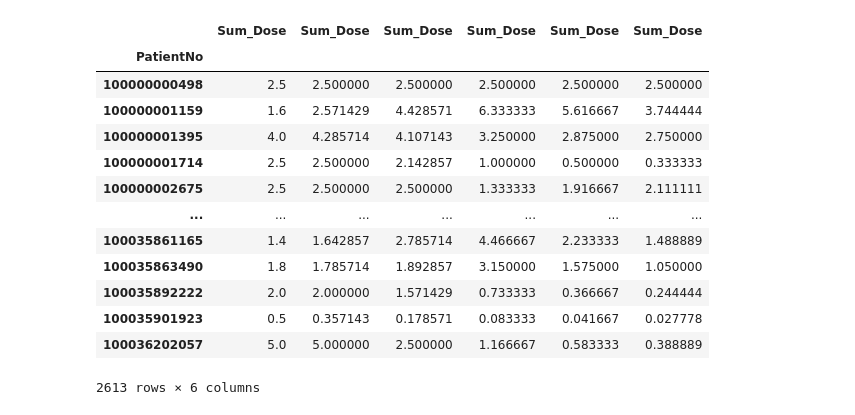
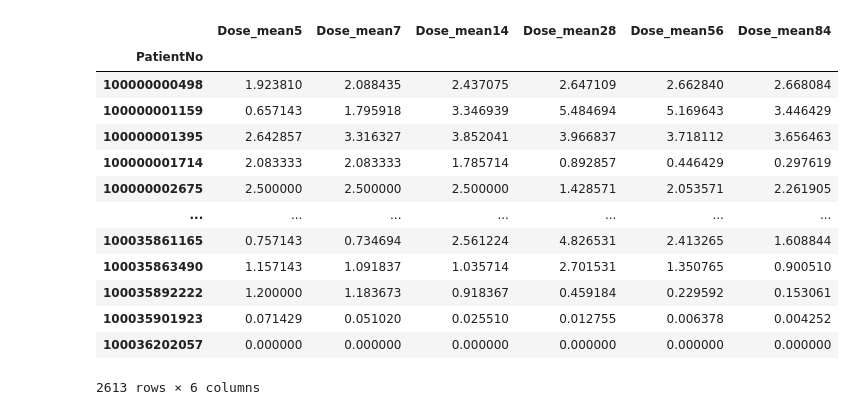
Before and after one commit to ChunWeiPeng/CMUH, a Jupyter notebook: drug_time-0316.ipynb, the cells around one changed output. Cells and saved outputs as stored; diff of their text form; code cells hidden in the pictures.

```diff
--- a/drug_time-0316.ipynb
+++ b/drug_time-0316.ipynb
@@ -80,5 +116,16 @@ drug7['drug_day'] = np.where(drug7.UsageNo == 9000 , 1 , drug7.drug_day.dt.days
 drug7['Sum_Dose'] = np.where(drug7['EndTime1']<=drug7['OrderTime_min7'], drug7['Dose(mg/tab)']*drug7['drug_day'],
                               (pd.to_numeric((drug7['OrderTime_min7']-drug7['OrderTime1']).dt.days, downcast='integer'))*drug7['Dose(mg/tab)'])
 
+# 篩出STAT
+drug7_STAT = drug7[drug7.UsageNo == 9000]
+drug7_Other = drug7[drug7.UsageNo != 9000]
+
+# 非STAT用一天平均劑量計算
+drug7_Other['mean_day_dose'] = (drug7_Other.TotalQty/drug7_Other.UsedDays)*drug7_Other.Dose
+
+drug7_Other['Sum_Dose'] = np.where(drug7_Other['EndTime1']<=drug7_Other['OrderTime_min7'], drug7_Other['mean_day_dose']*drug7_Other['drug_day'],
+                              (pd.to_numeric((drug7_Other['OrderTime_min7']-drug7_Other['OrderTime1']).dt.days, downcast='integer'))*drug7_Other['mean_day_dose'])
+drug7_concat = pd.concat([drug7_STAT , drug7_Other])
+
 # 7天平均劑量
-Dose_mean7 = drug7.groupby('PatientNo')['Sum_Dose'].sum()/7
+Dose_mean7 = drug7_concat.groupby('PatientNo')['Sum_Dose'].sum()/7
@@ -94,5 +152,16 @@ drug14['drug_day'] = np.where(drug14.UsageNo == 9000 , 1 , drug14.drug_day.dt.da
 drug14['Sum_Dose'] = np.where(drug14['EndTime1']<=drug14['OrderTime_min14'], drug14['Dose(mg/tab)']*drug14['drug_day'],
                               (pd.to_numeric((drug14['OrderTime_min14']-drug14['OrderTime1']).dt.days, downcast='integer'))*drug14['Dose(mg/tab)'])
 
+# 篩出STAT
+drug14_STAT = drug14[drug14.UsageNo == 9000]
+drug14_Other = drug14[drug14.UsageNo != 9000]
+
+# 非STAT用一天平均劑量計算
+drug14_Other['mean_day_dose'] = (drug14_Other.TotalQty/drug14_Other.UsedDays)*drug14_Other.Dose
+
+drug14_Other['Sum_Dose'] = np.where(drug14_Other['EndTime1']<=drug14_Other['OrderTime_min14'], drug14_Other['mean_day_dose']*drug14_Other['drug_day'],
+                              (pd.to_numeric((drug14_Other['OrderTime_min14']-drug14_Other['OrderTime1']).dt.days, downcast='integer'))*drug14_Other['mean_day_dose'])
+drug14_concat = pd.concat([drug14_STAT , drug14_Other])
+
 # 14天平均劑量
-Dose_mean14 = drug14.groupby('PatientNo')['Sum_Dose'].sum()/14
+Dose_mean14 = drug14_concat.groupby('PatientNo')['Sum_Dose'].sum()/14
@@ -239,30 +385,32 @@ Dose_all = pd.merge(Dose_mean5 , Dose_mean7 , how='left' ,on='PatientNo')
 Dose_all = Dose_all.rename(columns={'Sum_Dose_x':'Dose_mean5' ,'Sum_Dose_y':'Dose_mean7' })
 Dose_all = pd.merge(Dose_all , Dose_mean14 , how='left' ,on='PatientNo')
 Dose_all = Dose_all.rename(columns={'Sum_Dose':'Dose_mean14' })
-Dose_all = pd.merge(Dose_all , Dose_mean30 , how='left' ,on='PatientNo')
-Dose_all = Dose_all.rename(columns={'Sum_Dose':'Dose_mean30' })
-Dose_all = pd.merge(Dose_all , Dose_mean60 , how='left' ,on='PatientNo')
-Dose_all = Dose_all.rename(columns={'Sum_Dose':'Dose_mean60' })
-Dose_all = pd.merge(Dose_all , Dose_mean90 , how='left' ,on='PatientNo')
-Dose_all = Dose_all.rename(columns={'Sum_Dose':'Dose_mean90' })
-Dose_all.to_excel(r'C:\Users\cmuh1\VSCode\Dose_mean.xlsx')
+Dose_all = pd.merge(Dose_all , Dose_mean28 , how='left' ,on='PatientNo')
+Dose_all = Dose_all.rename(columns={'Sum_Dose':'Dose_mean28' })
+Dose_all = pd.merge(Dose_all , Dose_mean56 , how='left' ,on='PatientNo')
+Dose_all = Dose_all.rename(columns={'Sum_Dose':'Dose_mean56' })
+Dose_all = pd.merge(Dose_all , Dose_mean84 , how='left' ,on='PatientNo')
+Dose_all = Dose_all.rename(columns={'Sum_Dose':'Dose_mean84' })
+# Dose_all.to_excel(r'C:\Users\cmuh1\VSCode\Dose_mean.xlsx')
+# %%
+Dose_all
+# %% [output]
+|  | Dose_mean5 | Dose_mean7 | Dose_mean14 | Dose_mean28 | Dose_mean56 | Dose_mean84 |
+| PatientNo |  |  |  |  |  |  |
+| 100000000498 | 1.923810 | 2.088435 | 2.437075 | 2.647109 | 2.662840 | 2.668084 |
+| 100000001159 | 0.657143 | 1.795918 | 3.346939 | 5.484694 | 5.169643 | 3.446429 |
+| 100000001395 | 2.642857 | 3.316327 | 3.852041 | 3.966837 | 3.718112 | 3.656463 |
+| 100000001714 | 2.083333 | 2.083333 | 1.785714 | 0.892857 | 0.446429 | 0.297619 |
+| 100000002675 | 2.500000 | 2.500000 | 2.500000 | 1.428571 | 2.053571 | 2.261905 |
+| ... | ... | ... | ... | ... | ... | ... |
+| 100035861165 | 0.757143 | 0.734694 | 2.561224 | 4.826531 | 2.413265 | 1.608844 |
+| 100035863490 | 1.157143 | 1.091837 | 1.035714 | 2.701531 | 1.350765 | 0.900510 |
+| 100035892222 | 1.200000 | 1.183673 | 0.918367 | 0.459184 | 0.229592 | 0.153061 |
+| 100035901923 | 0.071429 | 0.051020 | 0.025510 | 0.012755 | 0.006378 | 0.004252 |
+| 100036202057 | 0.000000 | 0.000000 | 0.000000 | 0.000000 | 0.000000 | 0.000000 |
+2613 rows × 6 columns
 # %%
-dose_mean = [Dose_mean5, Dose_mean7, Dose_mean14, Dose_mean30, Dose_mean60, Dose_mean90]
+# dose_mean = [Dose_mean5, Dose_mean7, Dose_mean14, Dose_mean30, Dose_mean60, Dose_mean90]
 
-Dose = pd.concat(dose_mean, join='inner', axis=1)
-Dose
+# Dose = pd.concat(dose_mean, join='inner', axis=1)
+# Dose
-# %% [output]
-|  | Sum_Dose | Sum_Dose | Sum_Dose | Sum_Dose | Sum_Dose | Sum_Dose |
-| PatientNo |  |  |  |  |  |  |
-| 100000000498 | 2.5 | 2.500000 | 2.500000 | 2.500000 | 2.500000 | 2.500000 |
-| 100000001159 | 1.6 | 2.571429 | 4.428571 | 6.333333 | 5.616667 | 3.744444 |
-| 100000001395 | 4.0 | 4.285714 | 4.107143 | 3.250000 | 2.875000 | 2.750000 |
-| 100000001714 | 2.5 | 2.500000 | 2.142857 | 1.000000 | 0.500000 | 0.333333 |
-| 100000002675 | 2.5 | 2.500000 | 2.500000 | 1.333333 | 1.916667 | 2.111111 |
-| ... | ... | ... | ... | ... | ... | ... |
-| 100035861165 | 1.4 | 1.642857 | 2.785714 | 4.466667 | 2.233333 | 1.488889 |
-| 100035863490 | 1.8 | 1.785714 | 1.892857 | 3.150000 | 1.575000 | 1.050000 |
-| 100035892222 | 2.0 | 2.000000 | 1.571429 | 0.733333 | 0.366667 | 0.244444 |
-| 100035901923 | 0.5 | 0.357143 | 0.178571 | 0.083333 | 0.041667 | 0.027778 |
-| 100036202057 | 5.0 | 5.000000 | 2.500000 | 1.166667 | 0.583333 | 0.388889 |
-2613 rows × 6 columns
```
Also changed, not shown: parts of 20 cells of this notebook, 1 other file.
